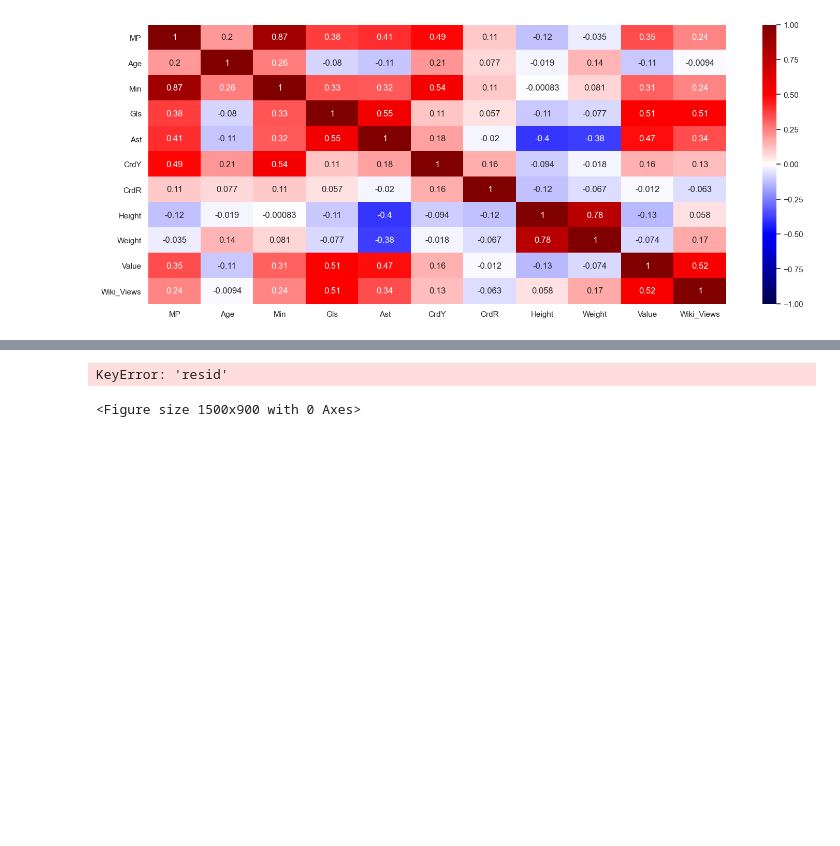
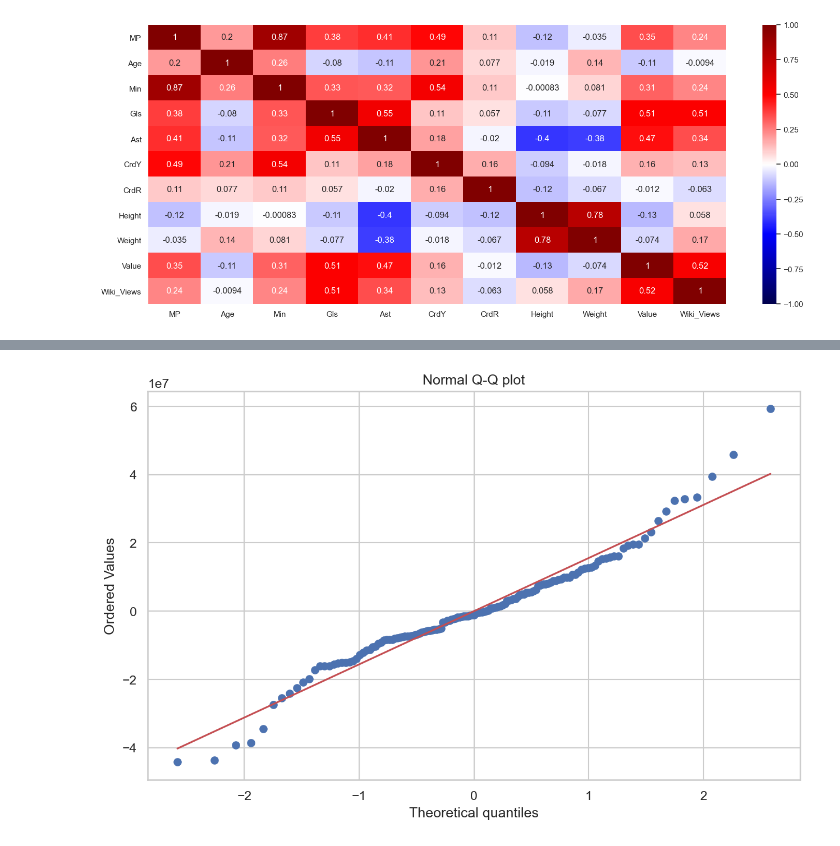
Before and after one commit to anubhavpar/Project_2, a Jupyter notebook: fbref.ipynb, the cells around one changed output, grey strips where cells are left out. Drawn from its saved outputs; the diff is of its cells as text; code cells hidden in the pictures; blank space fills up the shorter version.

```diff
--- a/fbref.ipynb
+++ b/fbref.ipynb
@@ -1172,9 +1097,10 @@ NameError: name 'Xs' is not defined
 # %%
 # Normal Q-Q Plot
+df['predict']=(regressor.predict(X1))
+df['resid']= (y1-df.predict)
 plt.figure(figsize=(10,6),dpi=150),
 stats.probplot(df['resid'], dist="norm", plot=plt)
 plt.title("Normal Q-Q plot")
 plt.show()
 # %% [output]
-KeyError: 'resid'
-<Figure size 1500x900 with 0 Axes>
+[figure, added]
```
Also changed, not shown: parts of 60 cells of this notebook.
